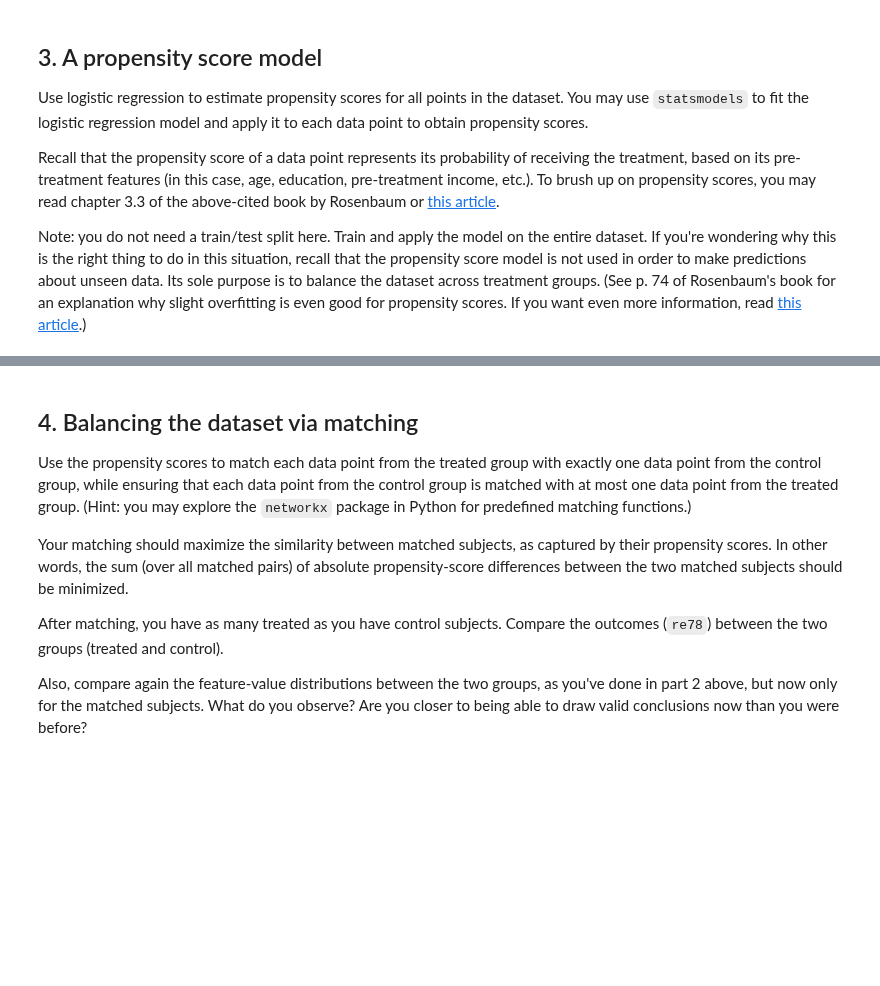
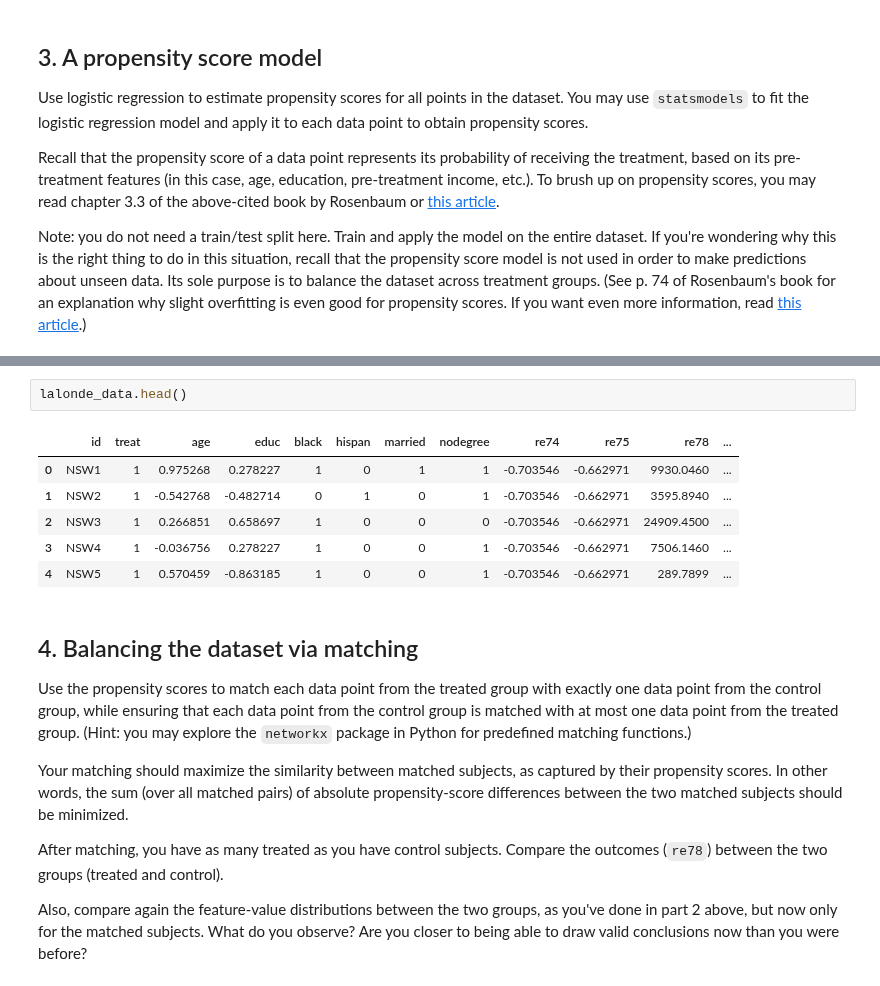
Before and after one commit to dimitripelgrin/ADA2026, a Jupyter notebook: Exercises/05 - Causal analysis of observational data/Observational studies solution.ipynb, the cells around one changed output, grey strips where cells are left out. Drawn from its saved outputs; the diff is of its cells as text; blank space fills up the shorter version.

```diff
--- a/Exercises/05 - Causal analysis of observational data/Observational studies solution.ipynb
+++ b/Exercises/05 - Causal analysis of observational data/Observational studies solution.ipynb
@@ -236,6 +236,15 @@ educ                 0.4240      0.171      2.477      0.013       0.088       0
 re74                -0.4650      0.186     -2.497      0.013      -0.830      -0.100
 re75                 0.1761      0.153      1.153      0.249      -0.123       0.476
 ====================================================================================
+# %%
+lalonde_data.head()
+# %% [output]
+|  | id | treat | age | educ | black | hispan | married | nodegree | re74 | re75 | re78 | ... |
+| 0 | NSW1 | 1 | 0.975268 | 0.278227 | 1 | 0 | 1 | 1 | -0.703546 | -0.662971 | 9930.0460 | ... |
+| 1 | NSW2 | 1 | -0.542768 | -0.482714 | 0 | 1 | 0 | 1 | -0.703546 | -0.662971 | 3595.8940 | ... |
+| 2 | NSW3 | 1 | 0.266851 | 0.658697 | 1 | 0 | 0 | 0 | -0.703546 | -0.662971 | 24909.4500 | ... |
+| 3 | NSW4 | 1 | -0.036756 | 0.278227 | 1 | 0 | 0 | 1 | -0.703546 | -0.662971 | 7506.1460 | ... |
+| 4 | NSW5 | 1 | 0.570459 | -0.863185 | 1 | 0 | 0 | 1 | -0.703546 | -0.662971 | 289.7899 | ... |
 # %% [markdown]
 ## 4. Balancing the dataset via matching
 
```
Also changed, not shown: parts of 8 cells of this notebook, 1 other file.
